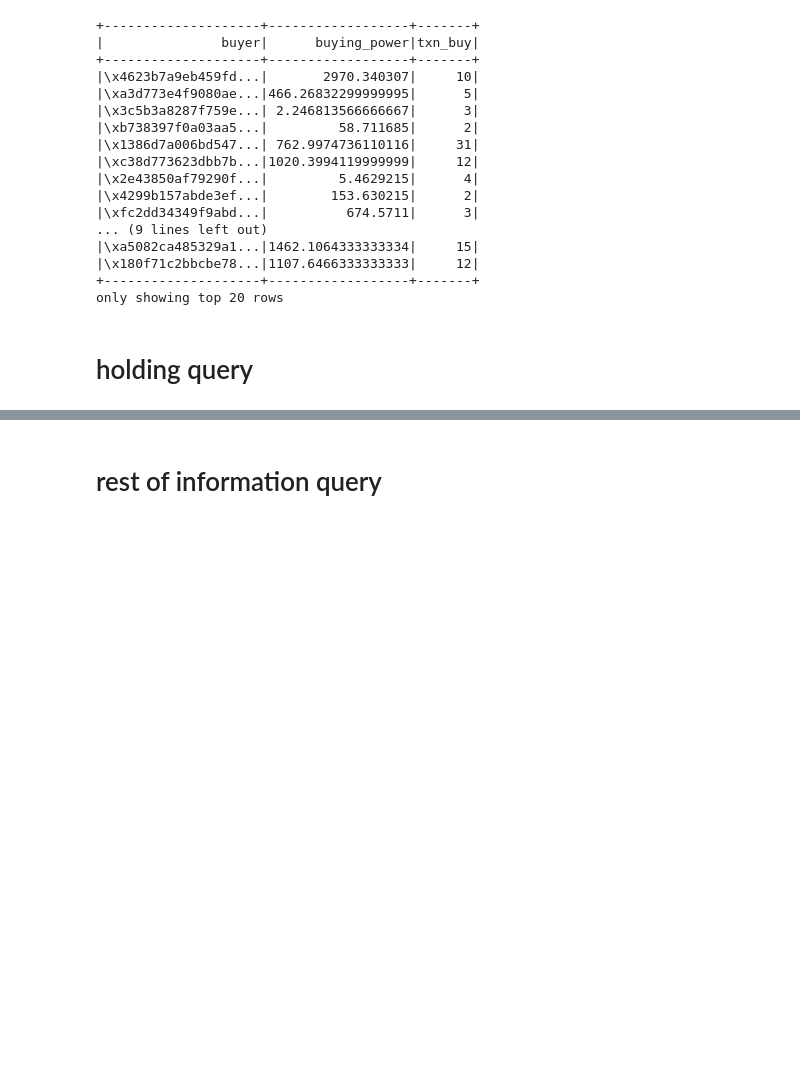
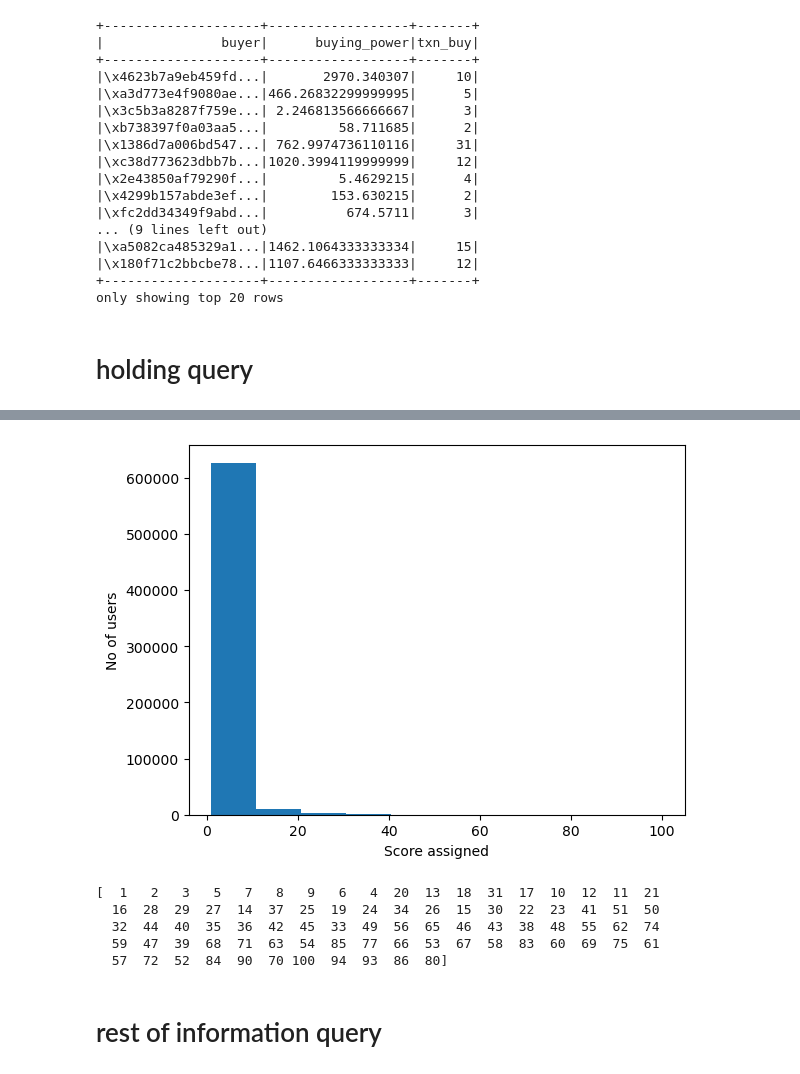
Before and after one commit to cardstack/nft-membership-nyu, a Jupyter notebook: notebooks/pipeline/Ranking.ipynb, the cells around one changed output, grey strips where cells are left out. Drawn from its saved outputs; the diff is of its cells as text; code cells hidden in the pictures; blank space fills up the shorter version.

```diff
--- a/notebooks/pipeline/Ranking.ipynb
+++ b/notebooks/pipeline/Ranking.ipynb
@@ -41,3 +94,17 @@ df_holding = spark.sql("WITH buyer_table AS (SELECT buyer, nft_token_id, nft_con
+# %%
+plt.hist(df_holding3_pd["Score6"])
+plt.xlabel("Score assigned")
+plt.ylabel("No of users")
+plt.title("")
+plt.show()
+print(df_holding3_pd['Score6'].unique())
+# %% [output]
+[figure, added]
+[  1   2   3   5   7   8   9   6   4  20  13  18  31  17  10  12  11  21
+  16  28  29  27  14  37  25  19  24  34  26  15  30  22  23  41  51  50
+  32  44  40  35  36  42  45  33  49  56  65  46  43  38  48  55  62  74
+  59  47  39  68  71  63  54  85  77  66  53  67  58  83  60  69  75  61
+  57  72  52  84  90  70 100  94  93  86  80]
 # %% [markdown]
 # rest of information query
 # %%
```
Also changed, not shown: parts of 19 cells of this notebook.
